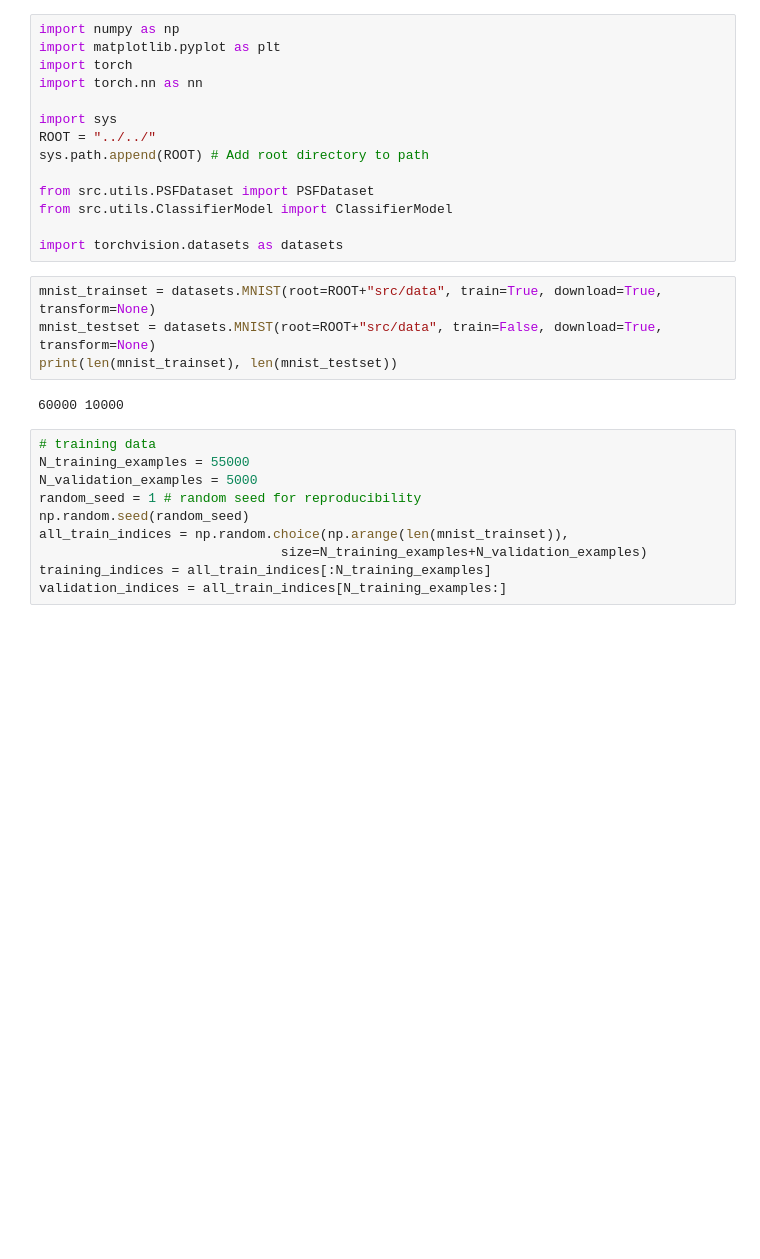
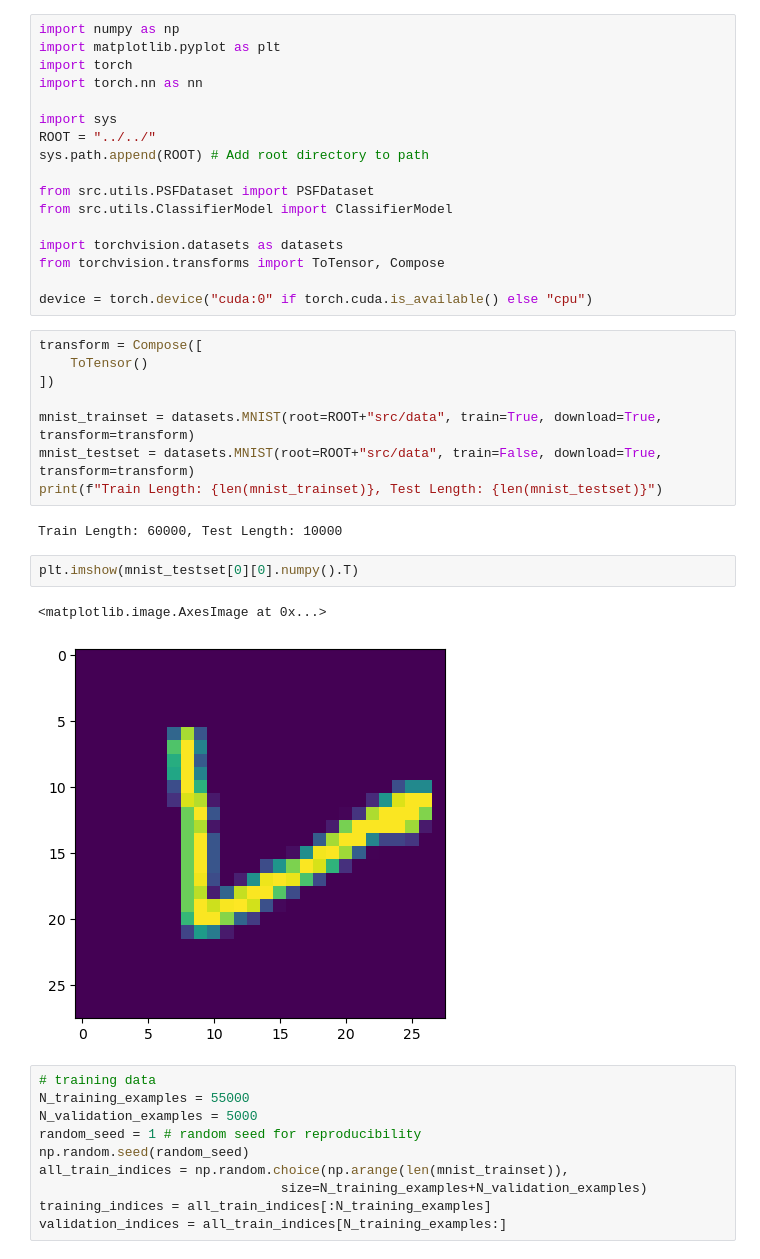
Before and after one commit to Max-Winga/RobustEnsemblePrompting, a Jupyter notebook: notebooks/examples/MNIST_experimentation.ipynb, the cells around one changed output. Drawn from its saved outputs; the diff is of its cells as text; blank space fills up the shorter version.

Commit message:
MNIST Begin

```diff
--- a/notebooks/examples/MNIST_experimentation.ipynb
+++ b/notebooks/examples/MNIST_experimentation.ipynb
@@ -12,12 +12,24 @@ from src.utils.PSFDataset import PSFDataset
 from src.utils.ClassifierModel import ClassifierModel
 
 import torchvision.datasets as datasets
+from torchvision.transforms import ToTensor, Compose
+
+device = torch.device("cuda:0" if torch.cuda.is_available() else "cpu")
 # %%
-mnist_trainset = datasets.MNIST(root=ROOT+"src/data", train=True, download=True, transform=None)
-mnist_testset = datasets.MNIST(root=ROOT+"src/data", train=False, download=True, transform=None)
-print(len(mnist_trainset), len(mnist_testset))
+transform = Compose([
+    ToTensor()
+])
+
+mnist_trainset = datasets.MNIST(root=ROOT+"src/data", train=True, download=True, transform=transform)
+mnist_testset = datasets.MNIST(root=ROOT+"src/data", train=False, download=True, transform=transform)
+print(f"Train Length: {len(mnist_trainset)}, Test Length: {len(mnist_testset)}")
 # %% [output]
-60000 10000
+Train Length: 60000, Test Length: 10000
+# %%
+plt.imshow(mnist_testset[0][0].numpy().T)
+# %% [output]
+<matplotlib.image.AxesImage at 0x...>
+[figure, added]
 # %%
 # training data
 N_training_examples = 55000
```
Also changed, not shown: parts of 1 cell of this notebook.
